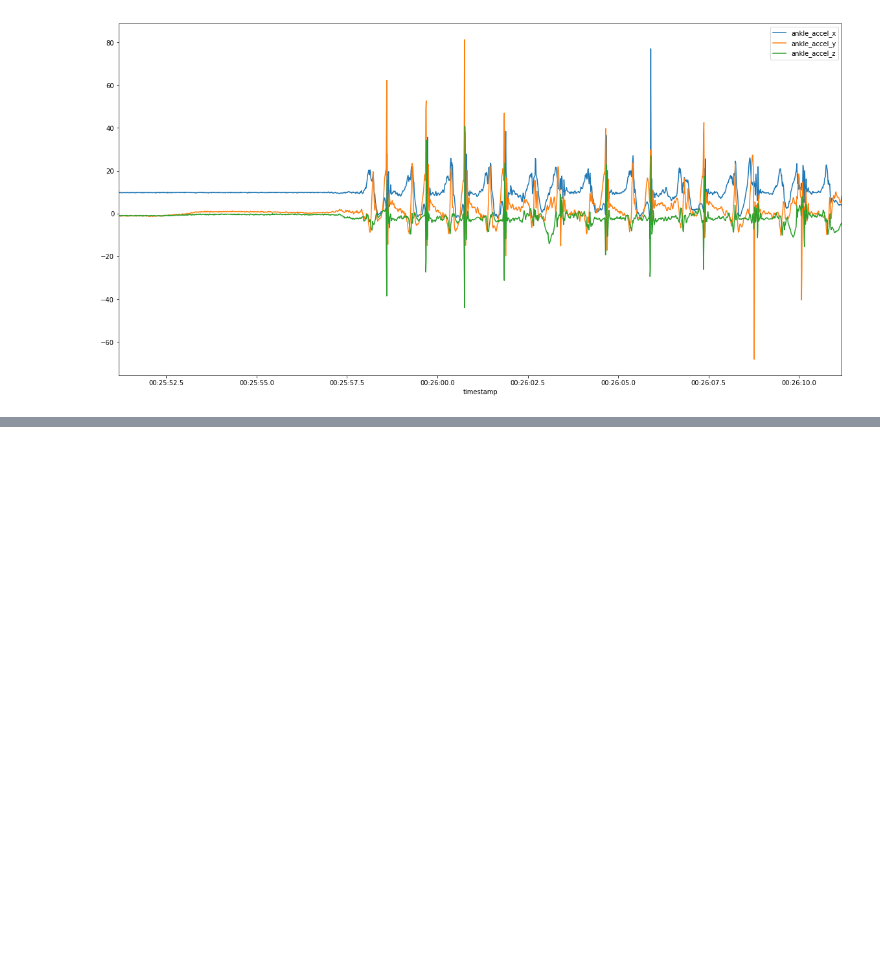
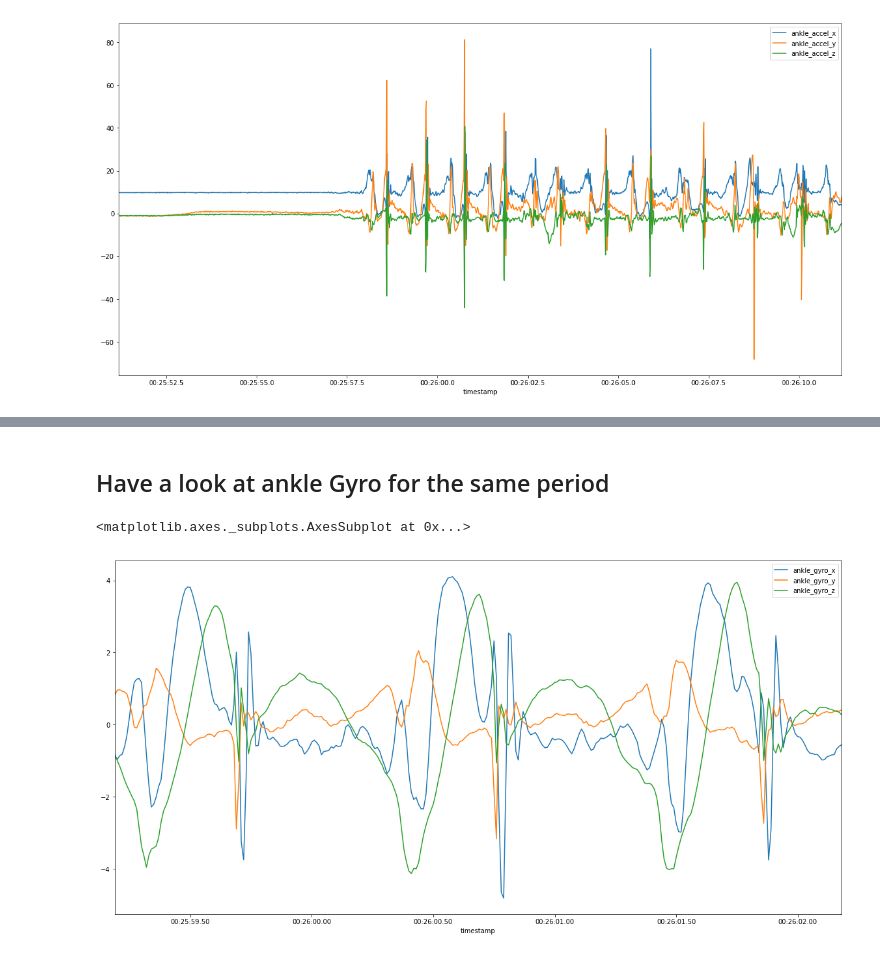
Before and after one commit to aktivkohle/activity-identification, a Jupyter notebook: descending_stairs_plot.ipynb, the cells around one changed output, grey strips where cells are left out. Cells and saved outputs as stored; diff of their text form; code cells hidden in the pictures; blank space fills up the shorter version.

```diff
--- a/descending_stairs_plot.ipynb
+++ b/descending_stairs_plot.ipynb
@@ -140,0 +148,7 @@ dfDownstairs[['ankle_accel_x','ankle_accel_y','ankle_accel_z']].head(2000).plot(
+# %% [markdown]
+## Have a look at ankle Gyro for the same period
+# %%
+dfDownstairs[['ankle_gyro_x','ankle_gyro_y','ankle_gyro_z']].iloc[800:1100].plot(figsize=(20,10))
+# %% [output]
+<matplotlib.axes._subplots.AxesSubplot at 0x...>
+[figure, added]
```
Also changed, not shown: parts of 3 cells of this notebook.
